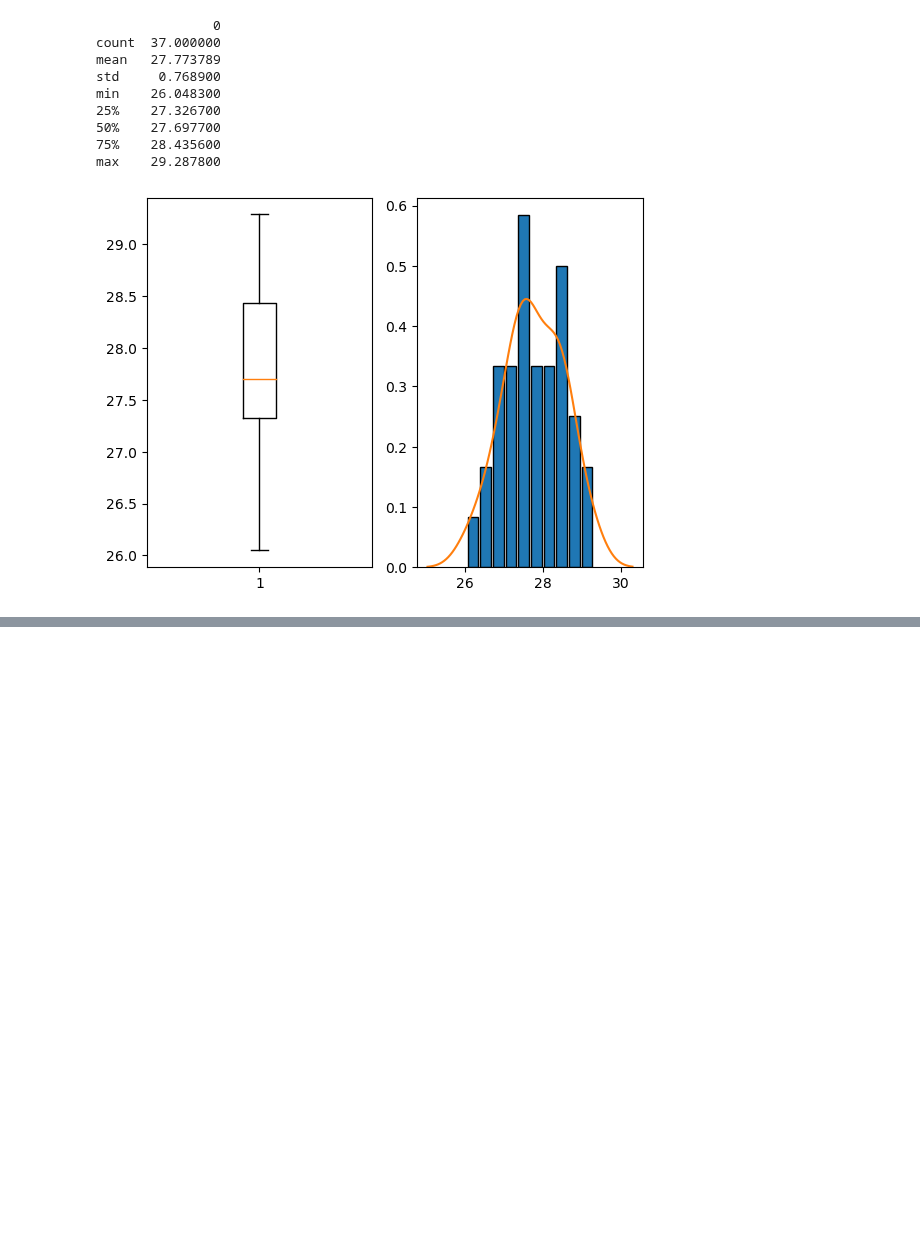
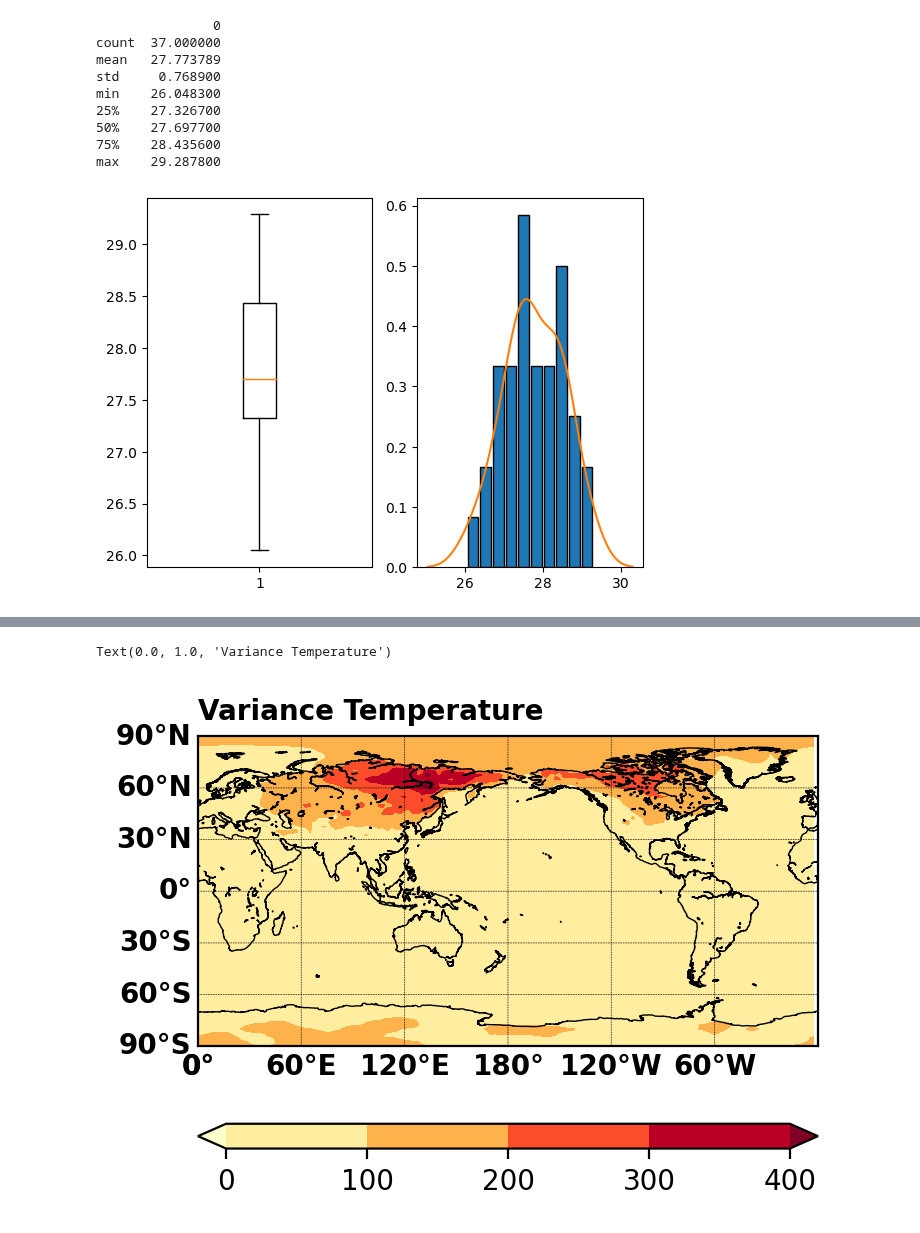
Before and after one commit to hnguyen-repos/numforGeosciences-ICTP, a Jupyter notebook: lec1.ipynb, the cells around one changed output, grey strips where cells are left out. Cells and saved outputs as stored; diff of their text form; code cells hidden in the pictures; blank space fills up the shorter version.

```diff
--- a/lec1.ipynb
+++ b/lec1.ipynb
@@ -69,0 +127,20 @@ print(np.median(tas, axis = None))
+# %%
+varvar = np.zeros((len(lat), len(lon)))
+for i in range(len(lat)):
+    for j in range(len(lon)):
+        varvar[i, j] = np.var(var[:,i,j])
+
+# plot
+plt.figure(num=None, figsize=(4, 4), dpi=200, facecolor='w', edgecolor='k')
+m = Basemap(projection='cyl', llcrnrlat=-90,urcrnrlat=90,llcrnrlon=0,urcrnrlon=360,resolution="l")
+m.drawcoastlines(linewidth=0.5)
+x, y = m(lonall, latall)
+levels=[0, 100, 200, 300, 400]
+jjj=m.contourf(x,y,varvar,levels=levels, extend = 'both', cmap=plt.cm.YlOrRd)
+m.colorbar(jjj,location='bottom',size="8%", pad='25%')
+m.drawparallels(parallels,labels=[1,0,0,0],fontsize=10,weight='bold',linewidth=0.3)
+m.drawmeridians(meridians,labels=[0,0,0,1],fontsize=10,weight='bold', linewidth=0.3)
+plt.title("Variance Temperature", loc='left',fontsize=10,weight='bold')
+# %% [output]
+Text(0.0, 1.0, 'Variance Temperature')
+[figure, added]
```
Also changed, not shown: parts of 6 cells of this notebook, 4 other files.
